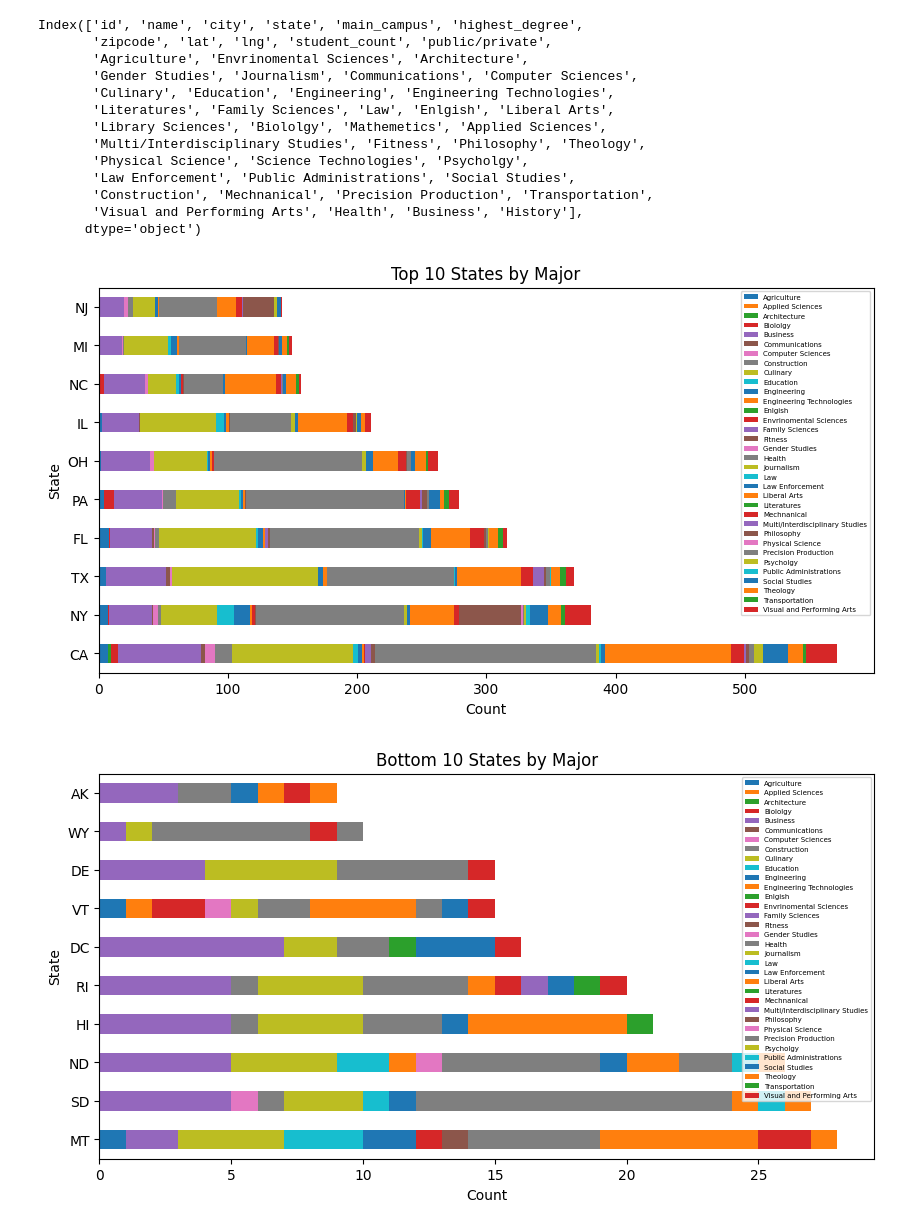
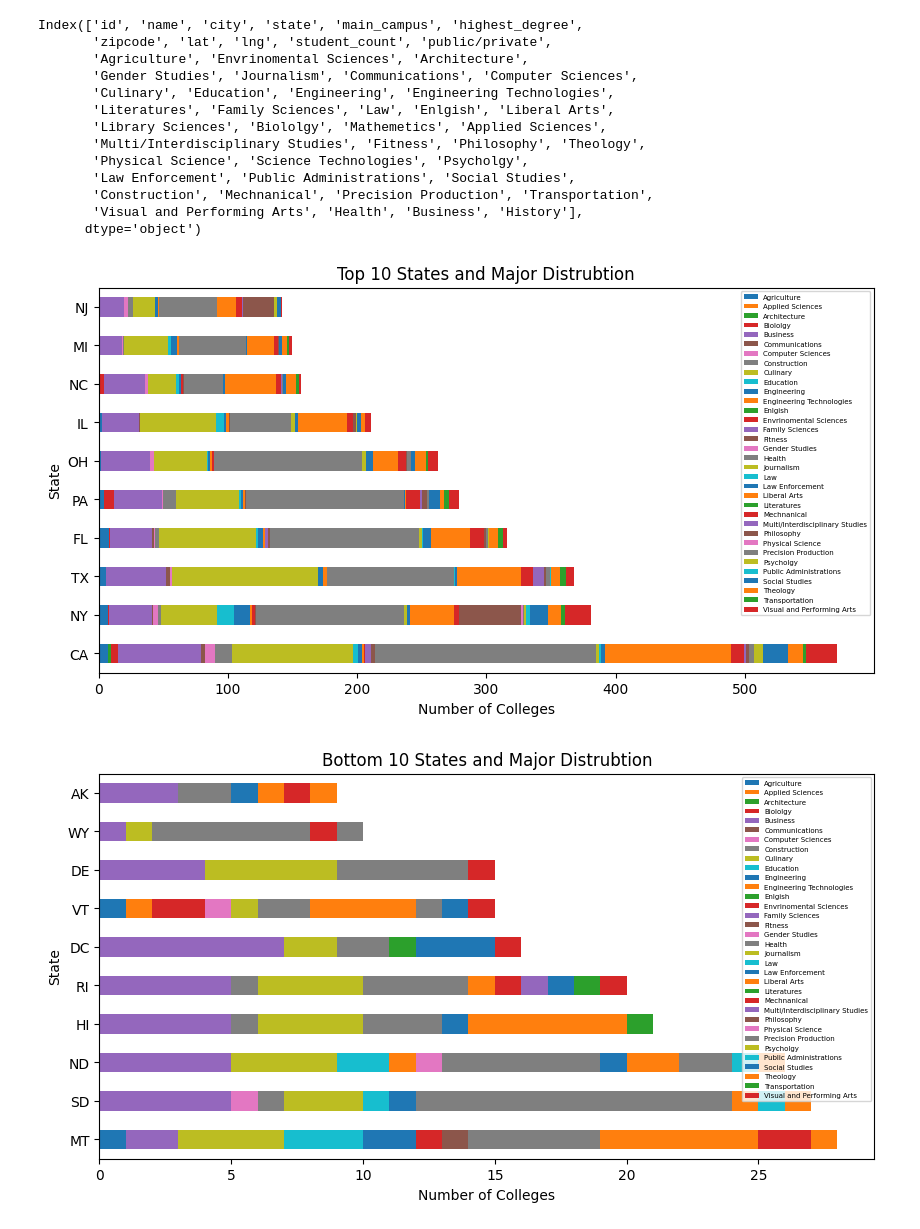
Before and after one commit to Wook22/Education_Institution_Data_Analysis, a Jupyter notebook: majors by state.ipynb, the cells around one changed output. Saved outputs shown, nothing was run; the diff lists cells and outputs as text; code cells hidden in the pictures.

Commit message:
majors by state

```diff
--- a/majors by state.ipynb
+++ b/majors by state.ipynb
@@ -255,27 +255,27 @@ Index(['id', 'name', 'city', 'state', 'main_campus', 'highest_degree',
 # %%
 import matplotlib.pyplot as plt
 
 #we calculated the total amounts in each column per major to determine the percentage of each major by state
 merge_collegelocation['Max_Major'] = merge_collegelocation.loc[:,'Agriculture':'History'].idxmax(axis=1)
 #grouped the bar chart by state and major
 major_by_state = merge_collegelocation.groupby(['state', 'Max_Major']).size().unstack()
 #calculated and sorted the chart by total percentage of each major
 major_by_state['Total'] = major_by_state.sum(axis=1)
 major_by_state = major_by_state.sort_values('Total', ascending=False)
 #created a horizontal bar chart while removing the "total" amount to make the chart more readable
 top_10_states = major_by_state.head(10)
 top_10_states = top_10_states.drop('Total',axis=1)
 top_10_states.plot(kind='barh', stacked=True, figsize=(10, 5))
-plt.xlabel('Count')
+plt.xlabel('Number of Colleges')
 plt.ylabel('State')
-plt.title('Top 10 States by Major')
+plt.title('Top 10 States and Major Distrubtion')
 #shrunk the legend
 plt.legend().set_title('')
 plt.legend(prop={'size': 5})
 
 plt.show()
 # %% [output]
-[figure, old version]
+[figure, new version]
 # %%
 import matplotlib.pyplot as plt
 
@@ -291,13 +291,13 @@ major_by_state = major_by_state[~major_by_state.index.isin(states_to_exclude)]
 lowest_10_states = major_by_state.tail(10)
 lowest_10_states = lowest_10_states.drop('Total',axis=1)
 lowest_10_states.plot(kind='barh', stacked=True, figsize=(10, 5))
-plt.xlabel('Count')
+plt.xlabel('Number of Colleges')
 plt.ylabel('State')
-plt.title('Bottom 10 States by Major')
+plt.title('Bottom 10 States and Major Distrubtion')
 
 plt.legend().set_title('')
 plt.legend(prop={'size': 5})
 
 plt.show()
 # %% [output]
-[figure, old version]
+[figure, new version]
```
